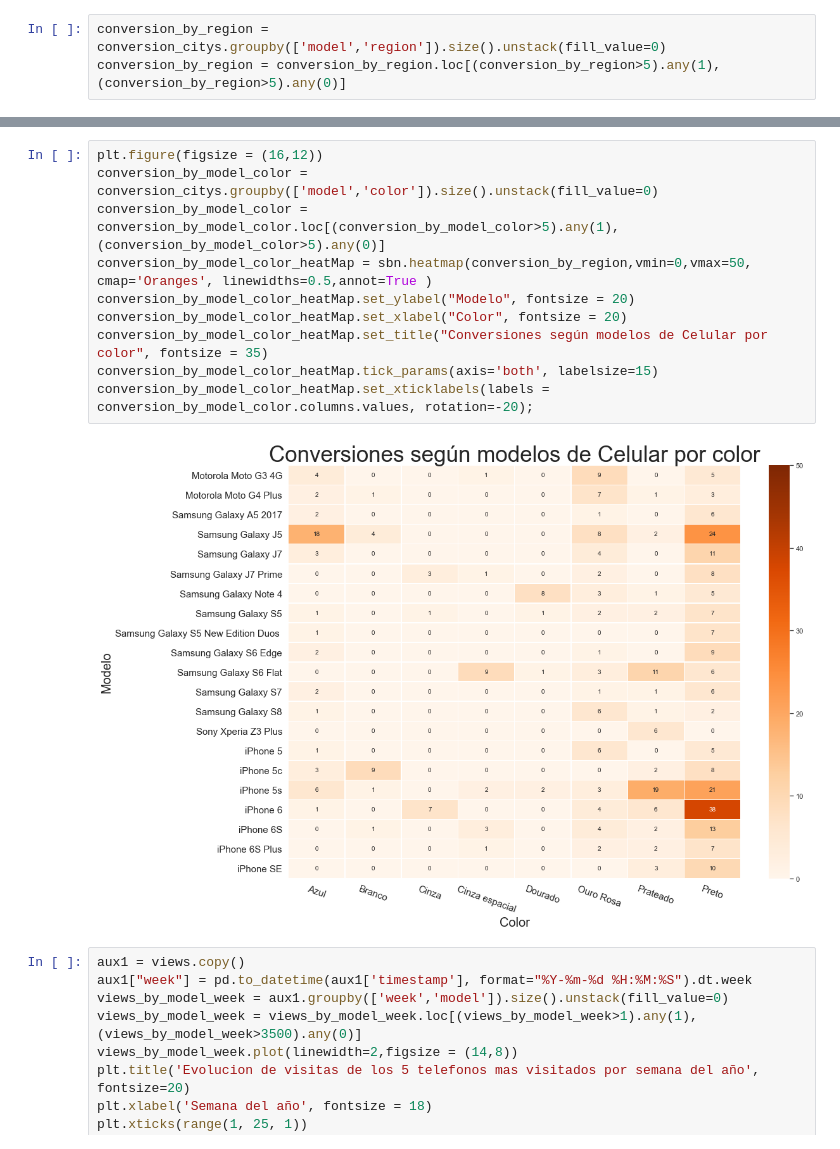
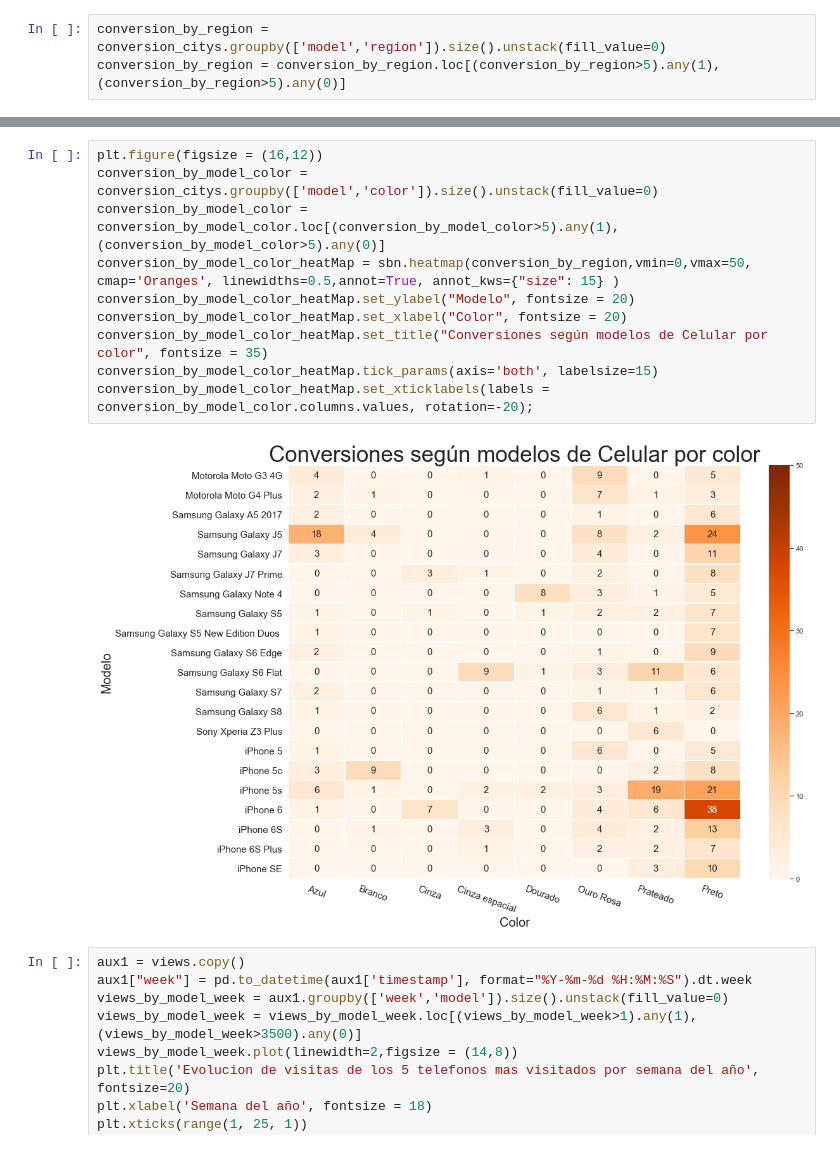
Before and after one commit to Blaz77/DatosReloaded, a Jupyter notebook: TP1/Exploracion_Trocafone.ipynb, the cells around one changed output, grey strips where cells are left out. Drawn from its saved outputs; the diff is of its cells as text.

```diff
--- a/TP1/Exploracion_Trocafone.ipynb
+++ b/TP1/Exploracion_Trocafone.ipynb
@@ -270,15 +270,15 @@ conversion_by_region_heatMap.set_xticklabels(labels = conversion_by_region.colum
 # %%
 plt.figure(figsize = (16,12))
 conversion_by_model_color = conversion_citys.groupby(['model','color']).size().unstack(fill_value=0)
 conversion_by_model_color = conversion_by_model_color.loc[(conversion_by_model_color>5).any(1), (conversion_by_model_color>5).any(0)]
-conversion_by_model_color_heatMap = sbn.heatmap(conversion_by_region,vmin=0,vmax=50, cmap='Oranges', linewidths=0.5,annot=True )
+conversion_by_model_color_heatMap = sbn.heatmap(conversion_by_region,vmin=0,vmax=50, cmap='Oranges', linewidths=0.5,annot=True, annot_kws={"size": 15} )
 conversion_by_model_color_heatMap.set_ylabel("Modelo", fontsize = 20)
 conversion_by_model_color_heatMap.set_xlabel("Color", fontsize = 20)
 conversion_by_model_color_heatMap.set_title("Conversiones según modelos de Celular por color", fontsize = 35)
 conversion_by_model_color_heatMap.tick_params(axis='both', labelsize=15)
 conversion_by_model_color_heatMap.set_xticklabels(labels = conversion_by_model_color.columns.values, rotation=-20);
 # %% [output]
-[figure, old version]
+[figure, new version]
 # %%
 aux1 = views.copy()
 aux1["week"] = pd.to_datetime(aux1['timestamp'], format="%Y-%m-%d %H:%M:%S").dt.week
```
Also changed, not shown: parts of 3 cells of this notebook.
